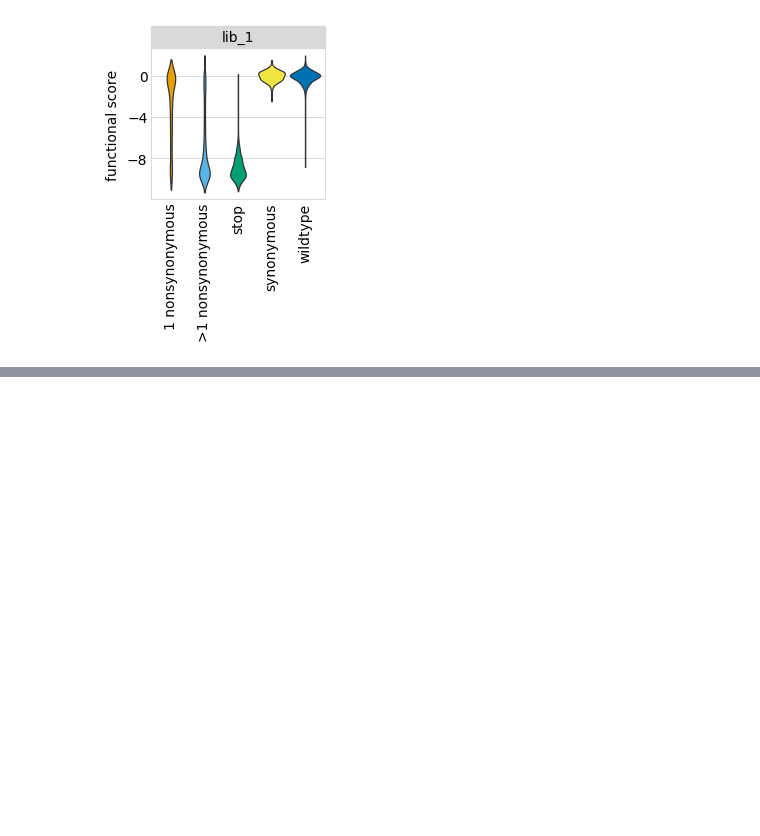
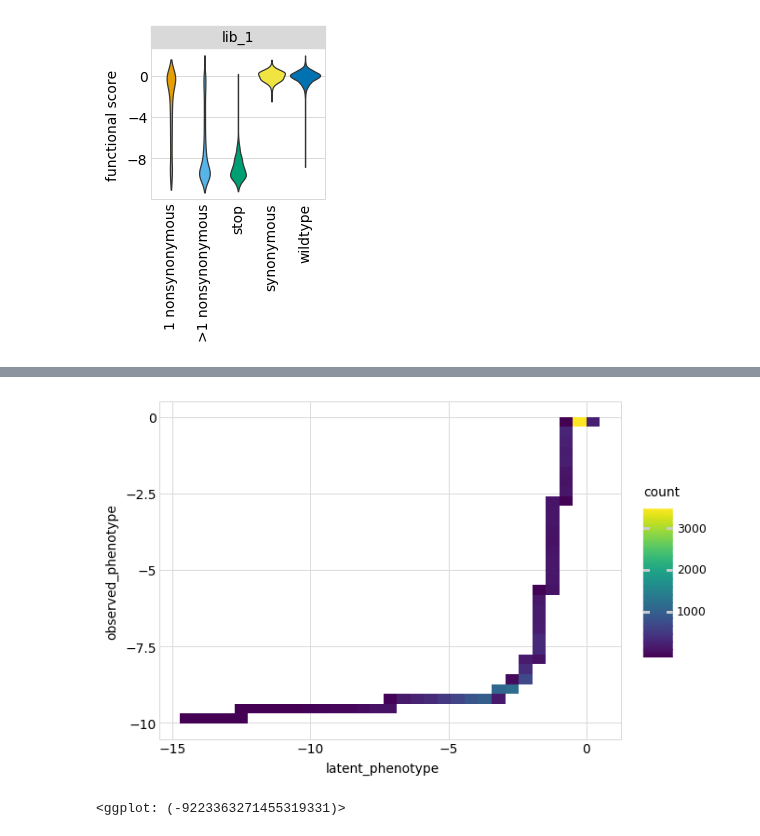
Before and after one commit to jbloomlab/dms_variants, a Jupyter notebook: notebooks/multi_latent_phenos.ipynb, the cells around one changed output, grey strips where cells are left out. Cells and saved outputs as stored; diff of their text form; code cells hidden in the pictures; blank space fills up the shorter version.

```diff
--- a/notebooks/multi_latent_phenos.ipynb
+++ b/notebooks/multi_latent_phenos.ipynb
@@ -533,0 +297,7 @@ The table and plot above shows that the superiority of the global epistasis mode
+# %%
+(ggplot(m1.phenotypes_df, aes('latent_phenotype', 'observed_phenotype')) +
+ geom_bin2d()
+ )
+# %% [output]
+[figure, added]
+<ggplot: (-9223363271455319331)>
```
Also changed, not shown: parts of 32 cells of this notebook, 5 other files.
